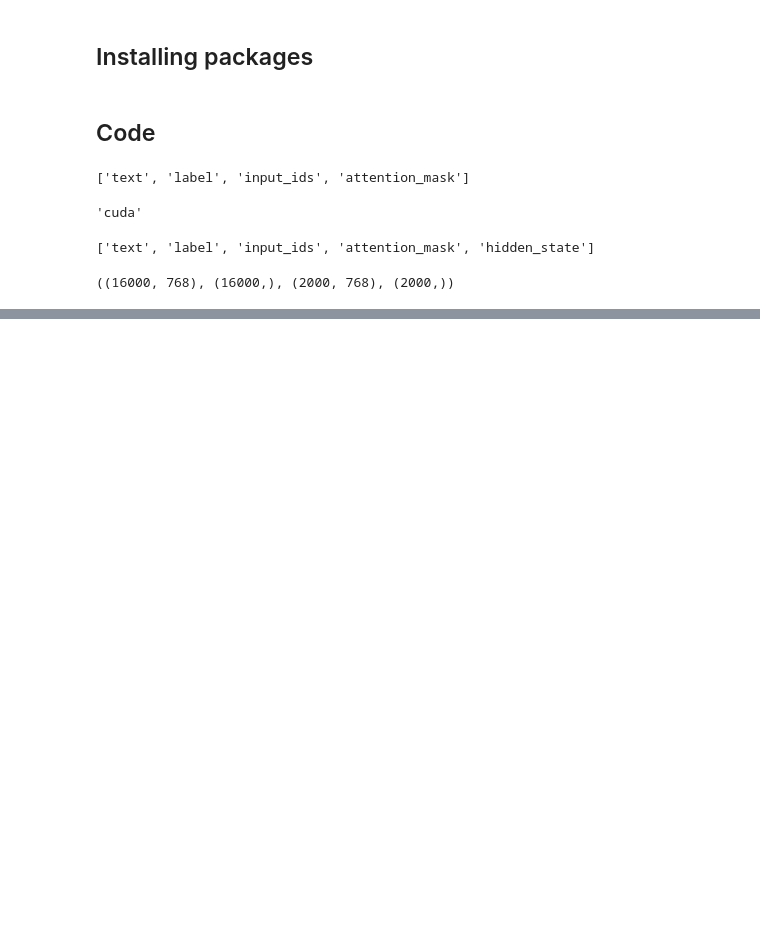
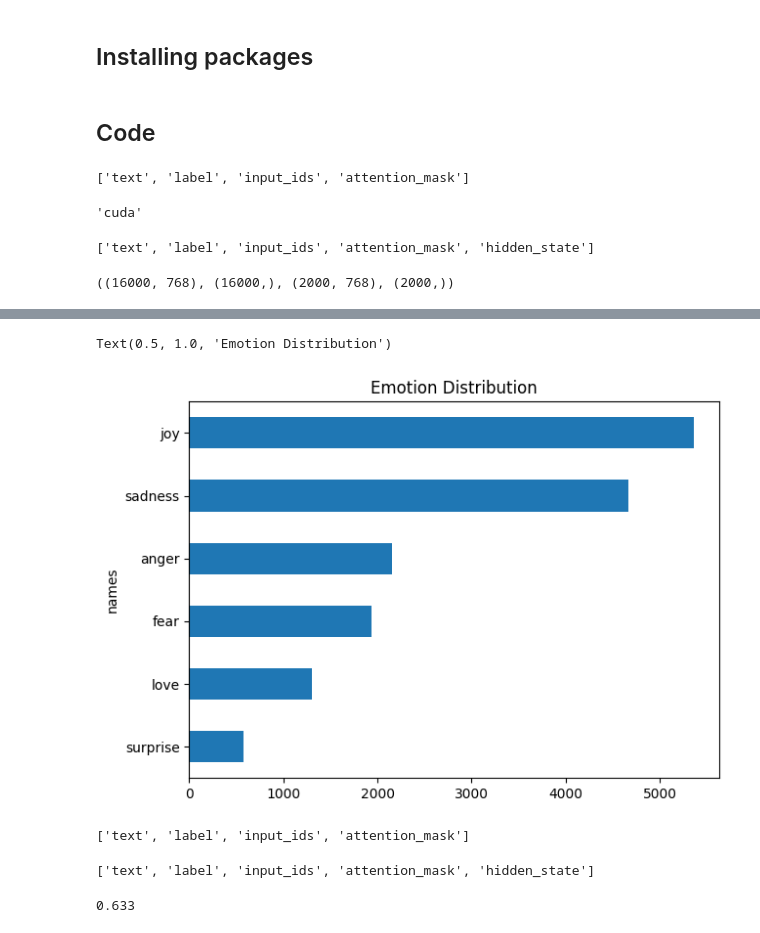
Before and after one commit to vlobaco/Transformers, a Jupyter notebook: Ch2 Text Classification.ipynb, the cells around one changed output, grey strips where cells are left out. Cells and saved outputs as stored; diff of their text form; code cells hidden in the pictures; blank space fills up the shorter version.

Commit message:
Reviewing text classification

```diff
--- a/Ch2 Text Classification.ipynb
+++ b/Ch2 Text Classification.ipynb
@@ -77,0 +132,5 @@ ImportError: cannot import name 'UMAP' from 'umap' (c:\Users\vloba\git\Transform
+# %%
+from datasets import load_dataset
+
+emotions=load_dataset("emotion")
+emotions
@@ -77,0 +157,11 @@ ImportError: cannot import name 'UMAP' from 'umap' (c:\Users\vloba\git\Transform
+# %%
+from matplotlib import pyplot as plt
+import numpy as np
+import pandas as pd
+
+def label_int2str(row):
+    return emotions["train"].features["label"].int2str(row["label"])
+
+df=emotions["train"].to_pandas()
+df["names"]=df.apply(label_int2str, axis=1)
+df.head()
@@ -77,0 +175,6 @@ ImportError: cannot import name 'UMAP' from 'umap' (c:\Users\vloba\git\Transform
+# %%
+df["names"].value_counts(ascending=True).plot(kind="barh", figsize=(7,5))
+plt.title("Emotion Distribution")
+# %% [output]
+Text(0.5, 1.0, 'Emotion Distribution')
+[figure, added]
@@ -77,0 +186,8 @@ ImportError: cannot import name 'UMAP' from 'umap' (c:\Users\vloba\git\Transform
+# %%
+def tokenize(batch):
+    return tokenizer(batch["text"], padding=True, truncation=True)
+
+emotions_encoded=emotions.map(tokenize, batched=True, batch_size=None)
+emotions_encoded["train"].column_names
+# %% [output]
+['text', 'label', 'input_ids', 'attention_mask']
@@ -77,0 +202,21 @@ ImportError: cannot import name 'UMAP' from 'umap' (c:\Users\vloba\git\Transform
+# %%
+def extract_hidden_states(batch):
+    inputs={k:v.to(device) for k,v in batch.items() if k in tokenizer.model_input_names}
+    with torch.no_grad():
+        last_hidden_state=model(**inputs).last_hidden_state
+    return {"hidden_state": last_hidden_state[:,0].cpu().numpy()}
+
+emotions_encoded.set_format(type="torch", columns=["input_ids", "attention_mask", "label"])
+emotions_hidden=emotions_encoded.map(extract_hidden_states, batched=True)
+emotions_hidden["train"].column_names
+# %% [output]
+['text', 'label', 'input_ids', 'attention_mask', 'hidden_state']
+# %%
+from sklearn.linear_model import LogisticRegression
+
+X_train=np.array(emotions_hidden["train"]["hidden_state"])
+y_train=np.array(emotions_hidden["train"]["label"])
+X_valid=np.array(emotions_hidden["validation"]["hidden_state"])
+y_valid=np.array(emotions_hidden["validation"]["label"])
+# %% [output]
+0.633
```
Also changed, not shown: parts of 17 cells of this notebook.
